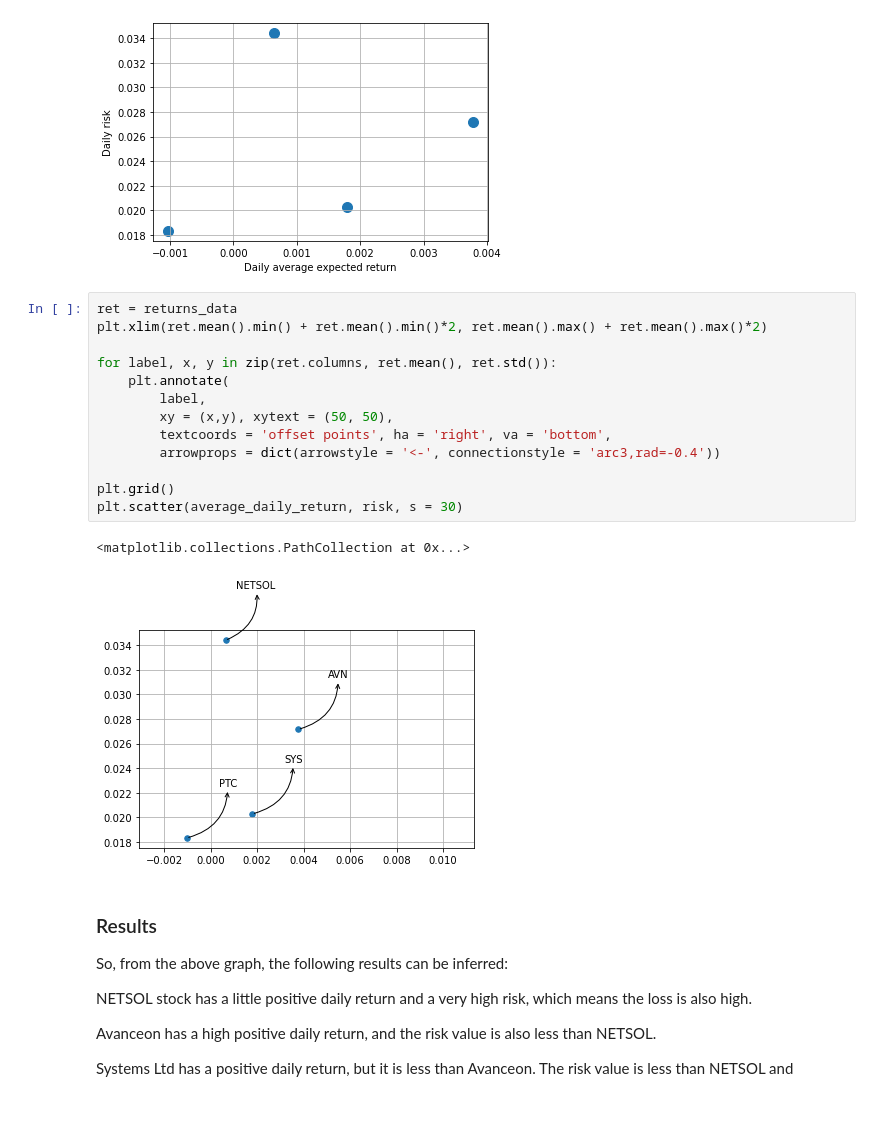
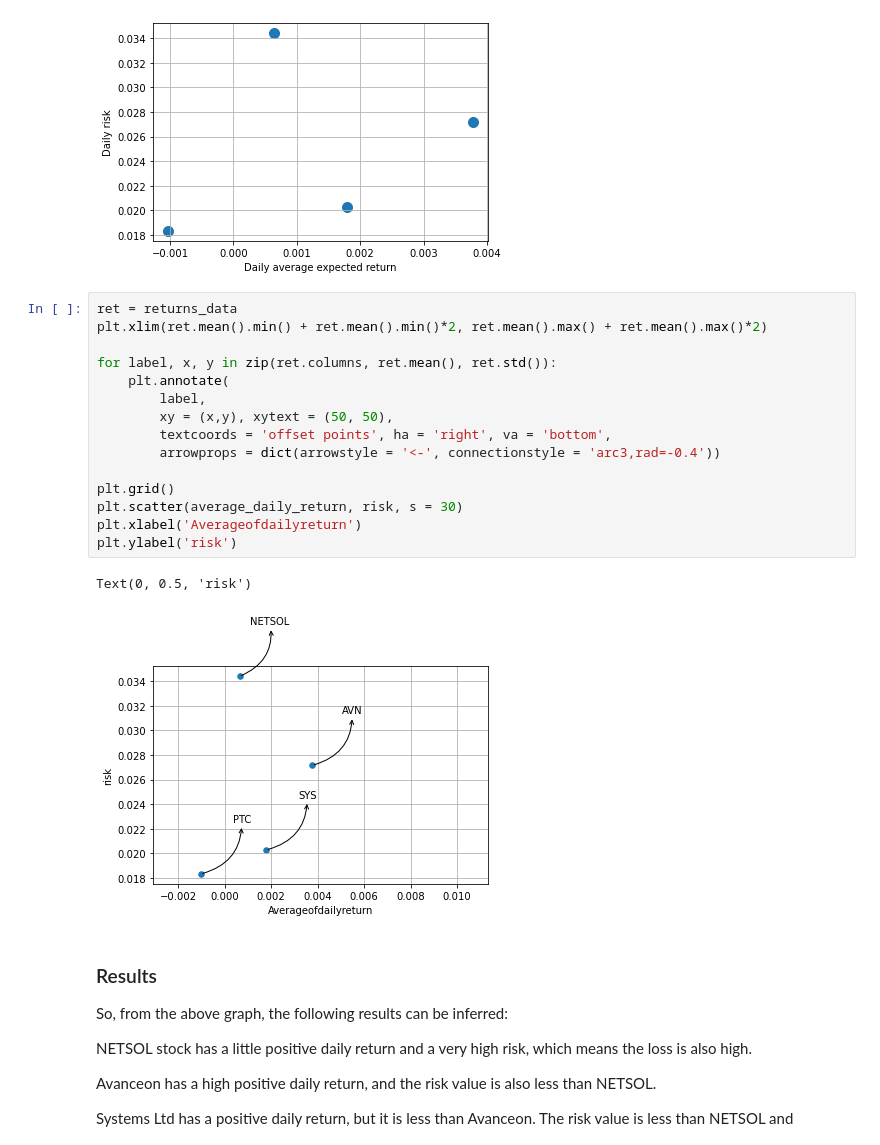
Before and after one commit to simiel/Predictive-Analysis-with-Python, a Jupyter notebook: Project1.ipynb, the cells around one changed output. Drawn from its saved outputs; the diff is of its cells as text; blank space fills up the shorter version.

```diff
--- a/Project1.ipynb
+++ b/Project1.ipynb
@@ -189,19 +189,21 @@ plt.scatter(average_daily_return, risk, s=100)
 # %%
 ret = returns_data
 plt.xlim(ret.mean().min() + ret.mean().min()*2, ret.mean().max() + ret.mean().max()*2)
 
 for label, x, y in zip(ret.columns, ret.mean(), ret.std()):
     plt.annotate(
         label,
         xy = (x,y), xytext = (50, 50),
         textcoords = 'offset points', ha = 'right', va = 'bottom',
         arrowprops = dict(arrowstyle = '<-', connectionstyle = 'arc3,rad=-0.4'))
 
 plt.grid()
 plt.scatter(average_daily_return, risk, s = 30)
+plt.xlabel('Averageofdailyreturn')
+plt.ylabel('risk')
 # %% [output]
-<matplotlib.collections.PathCollection at 0x...>
+Text(0, 0.5, 'risk')
-[figure, old version]
+[figure, new version]
 # %% [markdown]
 ### Results
 So, from the above graph, the following results can be inferred:
```
